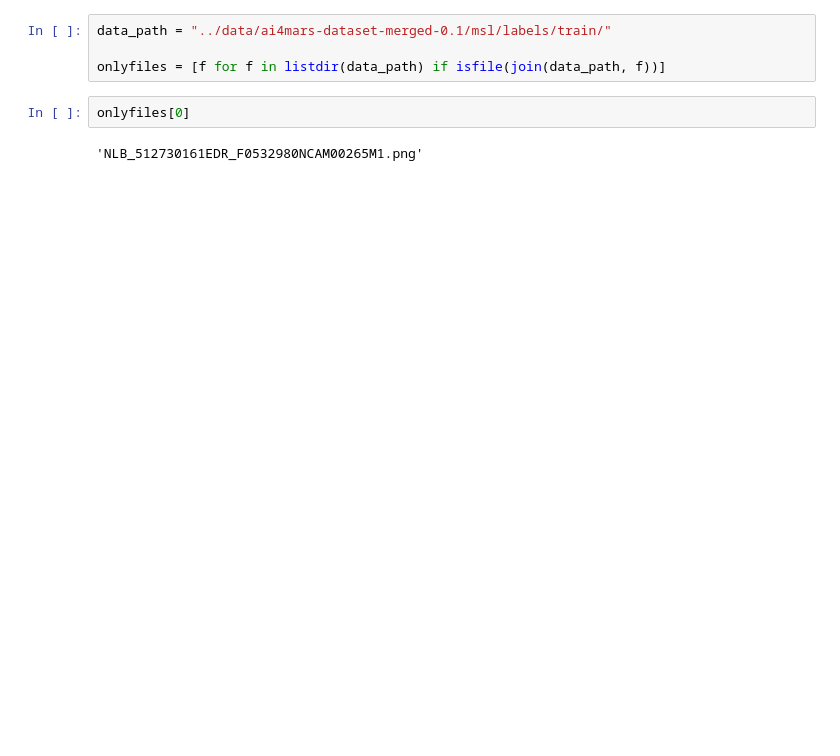
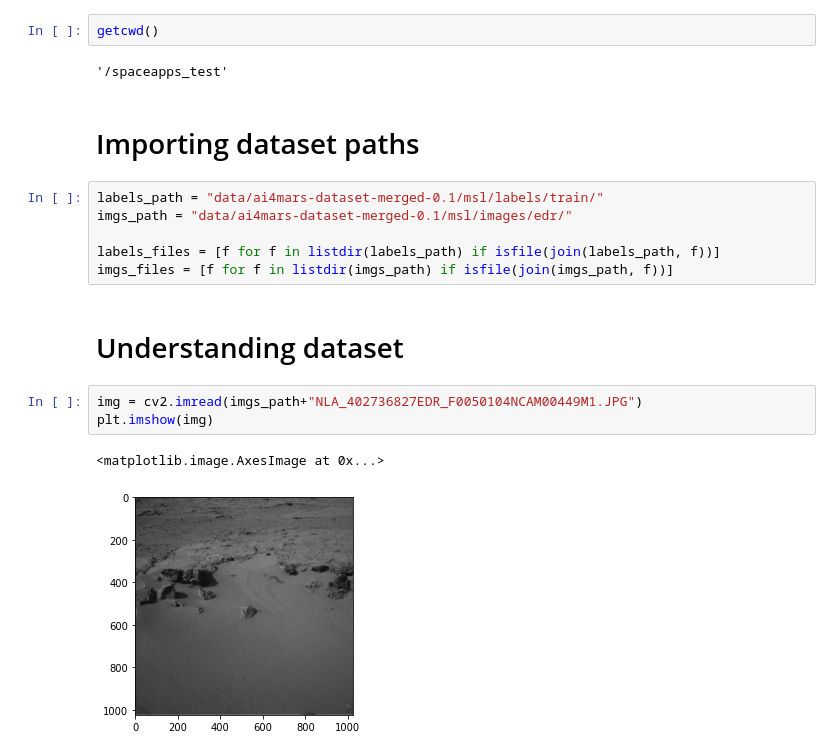
Before and after one commit to jordigc2/SpaceApps_test, a Jupyter notebook: src/Code.ipynb, the cells around one changed output. Drawn from its saved outputs; the diff is of its cells as text; blank space fills up the shorter version.

```diff
--- a/src/Code.ipynb
+++ b/src/Code.ipynb
@@ -11,9 +27,21 @@ from os import listdir
 from os.path import isfile, join
+# %%
+getcwd()
+# %% [output]
+'/spaceapps_test'
+# %% [markdown]
+# Importing dataset paths
 # %%
-data_path = "../data/ai4mars-dataset-merged-0.1/msl/labels/train/"
+labels_path = "data/ai4mars-dataset-merged-0.1/msl/labels/train/"
+imgs_path = "data/ai4mars-dataset-merged-0.1/msl/images/edr/"
 
-onlyfiles = [f for f in listdir(data_path) if isfile(join(data_path, f))]
+labels_files = [f for f in listdir(labels_path) if isfile(join(labels_path, f))]
+imgs_files = [f for f in listdir(imgs_path) if isfile(join(imgs_path, f))]
-# %%
-onlyfiles[0]
-# %% [output]
-'NLB_512730161EDR_F0532980NCAM00265M1.png'
+# %% [markdown]
+# Understanding dataset
+# %%
+img = cv2.imread(imgs_path+"NLA_402736827EDR_F0050104NCAM00449M1.JPG")
+plt.imshow(img)
+# %% [output]
+<matplotlib.image.AxesImage at 0x...>
+[figure, added]
```
Also changed, not shown: parts of 16 cells of this notebook, 2 other files.
